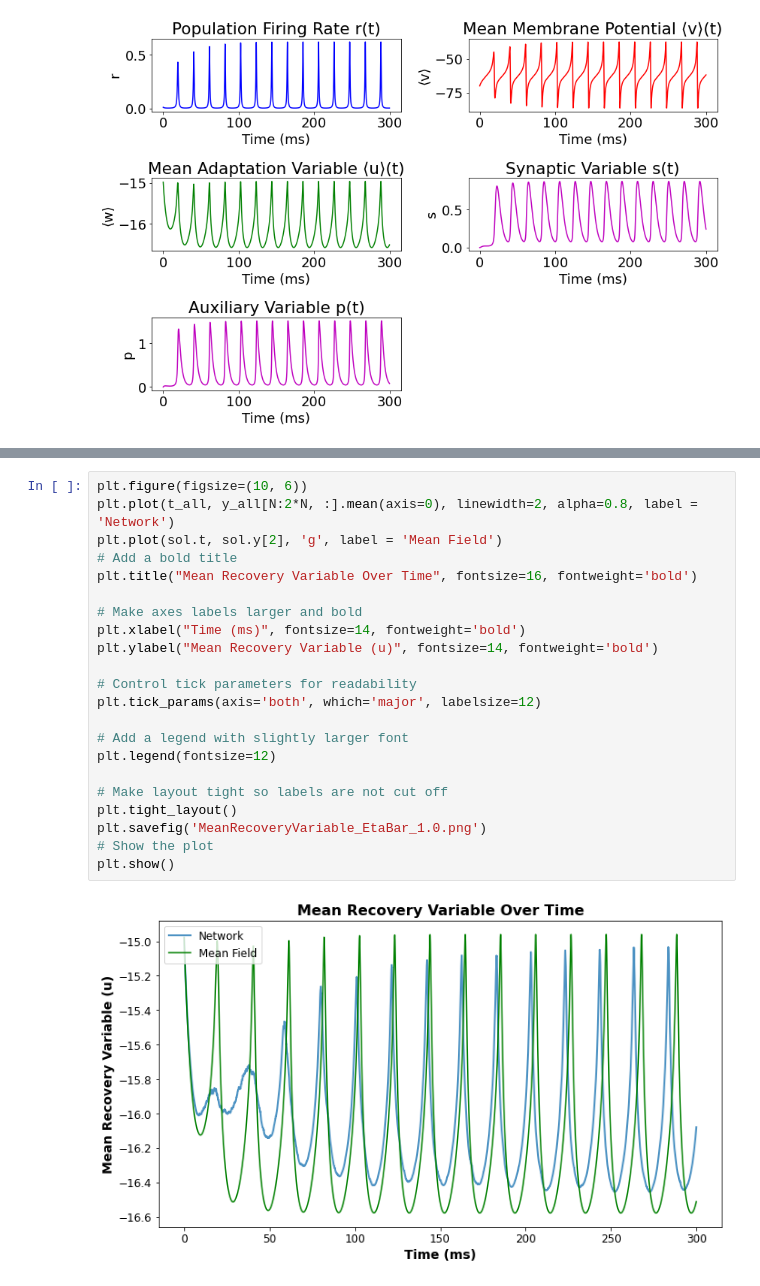
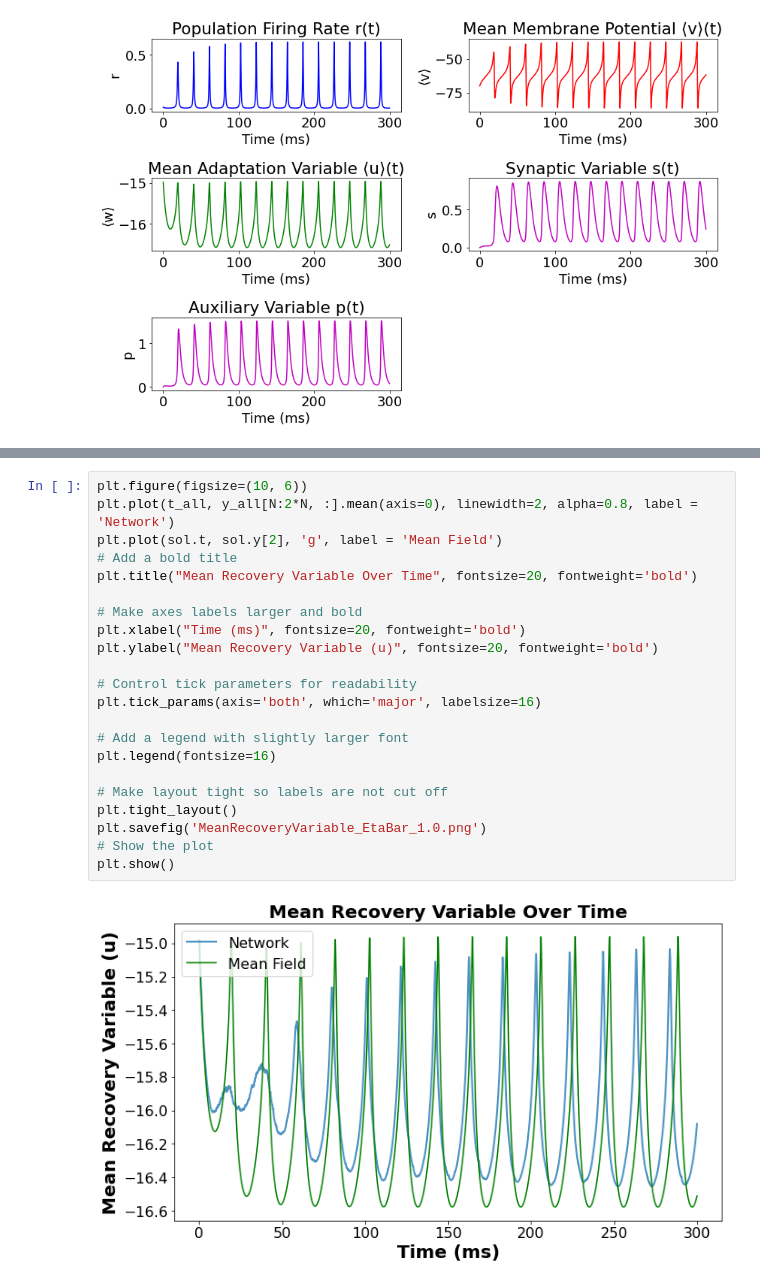
Before and after one commit to davidkelly2002/Final_Year_Thesis_Code, a Jupyter notebook: Mean-Field Reduced System (Chapter 4).ipynb, the cells around one changed output, grey strips where cells are left out. Saved outputs shown, nothing was run; the diff lists cells and outputs as text.

```diff
--- a/Mean-Field Reduced System (Chapter 4).ipynb
+++ b/Mean-Field Reduced System (Chapter 4).ipynb
@@ -337,27 +335,27 @@ findfont: Font family ['Times'] not found. Falling back to DejaVu Sans.
 # %%
 plt.figure(figsize=(10, 6))
 plt.plot(t_all, y_all[N:2*N, :].mean(axis=0), linewidth=2, alpha=0.8, label = 'Network')
 plt.plot(sol.t, sol.y[2], 'g', label = 'Mean Field')
 # Add a bold title
-plt.title("Mean Recovery Variable Over Time", fontsize=16, fontweight='bold')
+plt.title("Mean Recovery Variable Over Time", fontsize=20, fontweight='bold')
 
 # Make axes labels larger and bold
-plt.xlabel("Time (ms)", fontsize=14, fontweight='bold')
-plt.ylabel("Mean Recovery Variable (u)", fontsize=14, fontweight='bold')
+plt.xlabel("Time (ms)", fontsize=20, fontweight='bold')
+plt.ylabel("Mean Recovery Variable (u)", fontsize=20, fontweight='bold')
 
 # Control tick parameters for readability
-plt.tick_params(axis='both', which='major', labelsize=12)
+plt.tick_params(axis='both', which='major', labelsize=16)
 
 # Add a legend with slightly larger font
-plt.legend(fontsize=12)
+plt.legend(fontsize=16)
 
 # Make layout tight so labels are not cut off
 plt.tight_layout()
 plt.savefig('MeanRecoveryVariable_EtaBar_1.0.png')
 # Show the plot
 plt.show()
 # %% [output]
-[figure, old version]
+[figure, new version]
 # %%
 plt.figure(figsize=(10, 6))
 plt.plot(t_all, y_all[-2, :], linewidth=2, alpha=0.8, label = 'Network')
```
Also changed, not shown: parts of 4 cells of this notebook.
